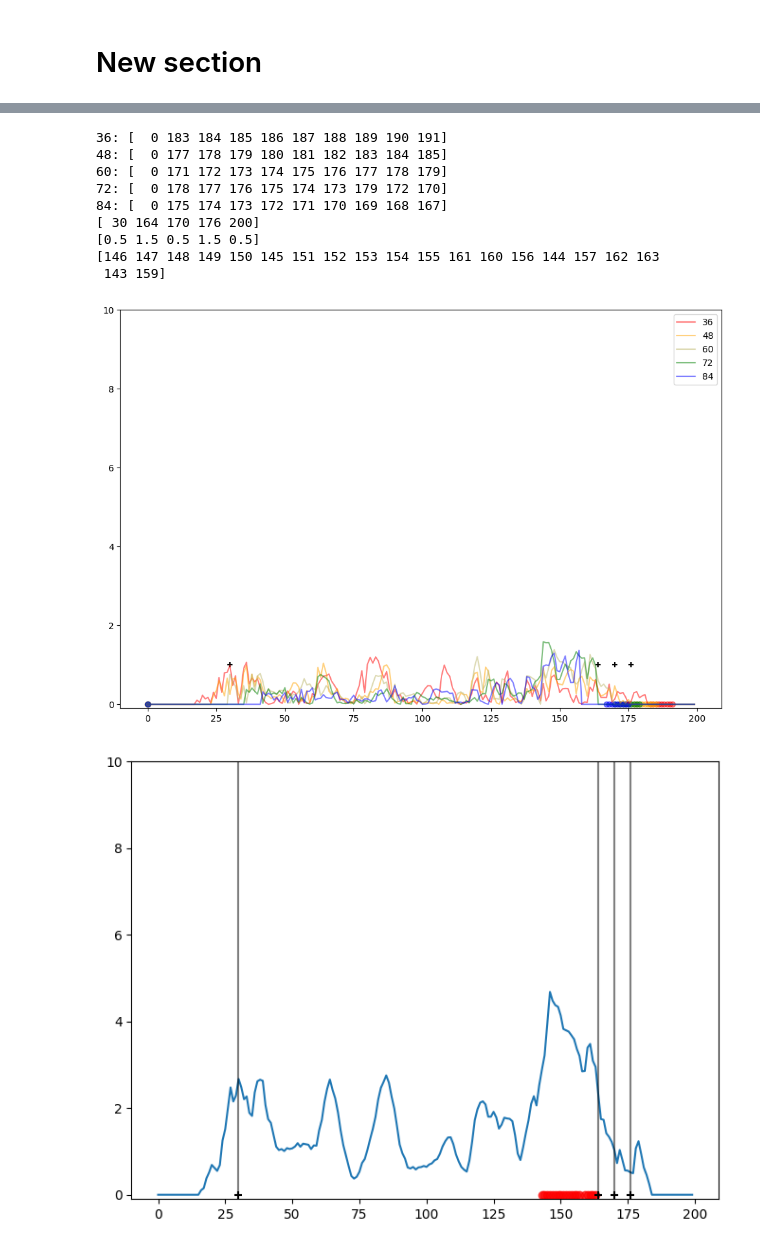
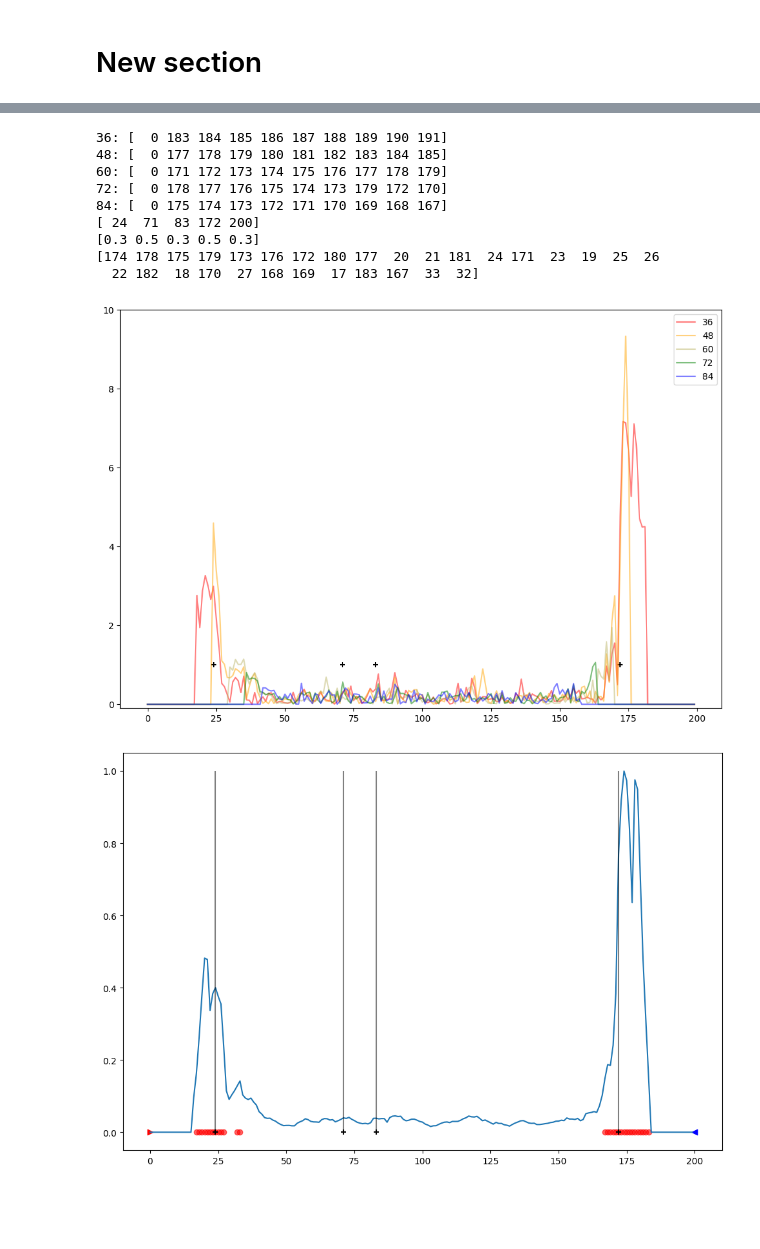
Before and after one commit to JunwooParkSaribu/SPT_a, a Jupyter notebook: analysis_modeling/training_sample8.ipynb, the cells around one changed output, grey strips where cells are left out. Drawn from its saved outputs; the diff is of its cells as text; code cells hidden in the pictures; blank space fills up the shorter version.

```diff
--- a/analysis_modeling/training_sample8.ipynb
+++ b/analysis_modeling/training_sample8.ipynb
@@ -80,8 +80,8 @@ while cur_nb < nb:
     trajs_model, labels_model = models_phenom().multi_state(N=2,
                                                             L=None,
                                                             T=200,
-                                                            alphas=[0.5, 1.5],  # Fixed alpha for each state
-                                                            Ds=[[0.1, 0.0], [0.1, 0.0]],# Mean and variance of each state
+                                                            alphas=[0.3, 0.5],  # Fixed alpha for each state
+                                                            Ds=[[0.01, 0.0], [0.1, 0.0]],# Mean and variance of each state
                                                             M=[[0.99, 0.01], [0.01, 0.99]]
                                                            )
     non_trajs_model, non_labels = models_phenom().multi_state(N=2,
@@ -249,9 +249,9 @@ for WINDOW_WIDTH, c in zip(WINDOW_WIDTHS, COLORS):
         #           + (np.sum(ys1 - ys2))*(max(std_ys1, std_ys2) - min(std_ys1, std_ys2))))
         #vals.append(abs(np.sum(xs1 - xs2) + np.sum(ys1 - ys2)) * np.sqrt((std_xs1 - std_xs2)**2 + (std_ys1 - std_ys2)**2))
         #vals.append(abs(np.sum(xs1 - xs2) + np.sum(ys1 - ys2)) * abs((std_xs1 / std_xs2) * (std_ys1 / std_ys2)))
-        vals.append(abs(np.sum(xs1 - xs2) + np.sum(ys1 - ys2))
-                   * abs((max(std_xs1, std_xs2) / min(std_xs1, std_xs2))
-                         * (max(std_ys1, std_ys2) / min(std_ys1, std_ys2))))
+        vals.append(abs(np.sum(xs1 - xs2 + ys1 - ys2))
+                   * (max(std_xs1, std_xs2) / min(std_xs1, std_xs2))
+                         * (max(std_ys1, std_ys2) / min(std_ys1, std_ys2)))
 
 
         """
@@ -292,7 +292,7 @@ for WINDOW_WIDTH, c in zip(WINDOW_WIDTHS, COLORS):
     plt.plot(np.arange(200), vals, label=f'{WINDOW_WIDTH}', c=c, alpha=0.5)
     args = np.argsort(vals)[:10]
     print(f'{WINDOW_WIDTH}: {args}')
-    plt.scatter(args, np.zeros(len(args)), c=c, alpha=0.5)
+    #plt.scatter(args, np.zeros(len(args)), c=c, alpha=0.5)
 plt.ylim([-0.1, max(10, np.max(all_vals))])
 #plt.xlim([150, 175])
 
@@ -325,49 +325,55 @@ for j in range(len(all_vals[0])):
     for i in range(len(all_vals)):
         if all_vals[i][j] != 0:
             tmp_sum += all_vals[i][j]
             count += 1
     if count == 0:
         tmp.append(0)
     else:
         tmp.append(tmp_sum / count)
 all_vals = np.array(tmp)
 #all_vals = np.log(all_vals)
-
+all_vals = all_vals / np.max(all_vals)
 
 plt.scatter(changepoints[:-1], np.zeros(len(changepoints)-1) + 1, c='black',  marker='+')
 plt.legend()
+plt.savefig('sep_vals')
 
-plt.figure()
-args = np.argsort(all_vals)[::-1][:20]
+plt.figure(figsize=(12, 8))
+args = np.argsort(all_vals)[::-1][:30]
 plt.plot(np.arange(200), all_vals)
-plt.scatter(args, np.ones(len(args)) * np.min(all_vals), c='red', alpha=0.7)
+plt.scatter(args, np.ones(len(args)) * np.min(all_vals), c='red', alpha=0.6)
 plt.scatter(changepoints[:-1], np.ones(len(changepoints)-1) * np.min(all_vals), c='black',  marker='+')
-plt.vlines([changepoints[:-1]], ymin=np.min(all_vals), ymax=max(np.max(all_vals), 10), colors='black', alpha=0.5)
-plt.ylim([-0.1, max(10, np.max(all_vals))])
+plt.vlines([changepoints[:-1]], ymin=np.min(all_vals), ymax=np.max(all_vals), colors='black', alpha=0.5)
+plt.scatter(0, 0, marker='>', c='red')
+plt.scatter(200, 0, marker='<', c='blue')
+#plt.ylim([-0.1, max(10, np.max(all_vals))])
+plt.savefig('all_vals')
 
-plt.figure()
+plt.figure(figsize=(12, 8))
 plt.plot(trajs_model[:, 0, 0], trajs_model[:, 0, 1], alpha=0.7)
-plt.scatter(trajs_model[:, 0, 0][args], trajs_model[:, 0, 1][args], c='red', alpha=0.7, s=2)
+plt.scatter(trajs_model[:, 0, 0][args], trajs_model[:, 0, 1][args], c='red', alpha=0.9, s=9)
 plt.scatter(trajs_model[:, 0, 0][changepoints[:-1]], trajs_model[:, 0, 1][changepoints[:-1]], c='black', marker='+')
-plt.xlim([np.min(trajs_model[:, 0, 0]),
+plt.xlim([np.min(trajs_model[:, 0, 0]) - 2,
           np.min(trajs_model[:, 0, 0]) + max(np.max(trajs_model[:, 0, 0]) - np.min(trajs_model[:, 0, 0]),
-            np.max(trajs_model[:, 0, 1]) - np.min(trajs_model[:, 0, 1]))])
-plt.ylim([np.min(trajs_model[:, 0, 1]),
+            np.max(trajs_model[:, 0, 1]) - np.min(trajs_model[:, 0, 1])) + 2])
+plt.ylim([np.min(trajs_model[:, 0, 1]) - 2,
           np.min(trajs_model[:, 0, 1]) + max(np.max(trajs_model[:, 0, 0]) - np.min(trajs_model[:, 0, 0]),
-            np.max(trajs_model[:, 0, 1]) - np.min(trajs_model[:, 0, 1]))])
-
+            np.max(trajs_model[:, 0, 1]) - np.min(trajs_model[:, 0, 1])) + 2])
+plt.scatter(trajs_model[:, 0, 0][0], trajs_model[:, 0, 1][0], marker='>', c='red')
+plt.scatter(trajs_model[:, 0, 0][-1], trajs_model[:, 0, 1][-1], marker='<', c='blue')
+plt.savefig('trajectory')
 print(changepoints)
 print(alphas_cp)
 print(args)
 # %% [output]
 36: [  0 183 184 185 186 187 188 189 190 191]
 48: [  0 177 178 179 180 181 182 183 184 185]
 60: [  0 171 172 173 174 175 176 177 178 179]
 72: [  0 178 177 176 175 174 173 179 172 170]
 84: [  0 175 174 173 172 171 170 169 168 167]
-[ 30 164 170 176 200]
-[0.5 1.5 0.5 1.5 0.5]
-[146 147 148 149 150 145 151 152 153 154 155 161 160 156 144 157 162 163
- 143 159]
+[ 24  71  83 172 200]
+[0.3 0.5 0.3 0.5 0.3]
+[174 178 175 179 173 176 172 180 177  20  21 181  24 171  23  19  25  26
+  22 182  18 170  27 168 169  17 183 167  33  32]
-[figure, old version]
+[figure, new version]
-[figure, old version]
+[figure, new version]
```
Also changed, not shown: parts of 4 cells of this notebook, 1 other file.
